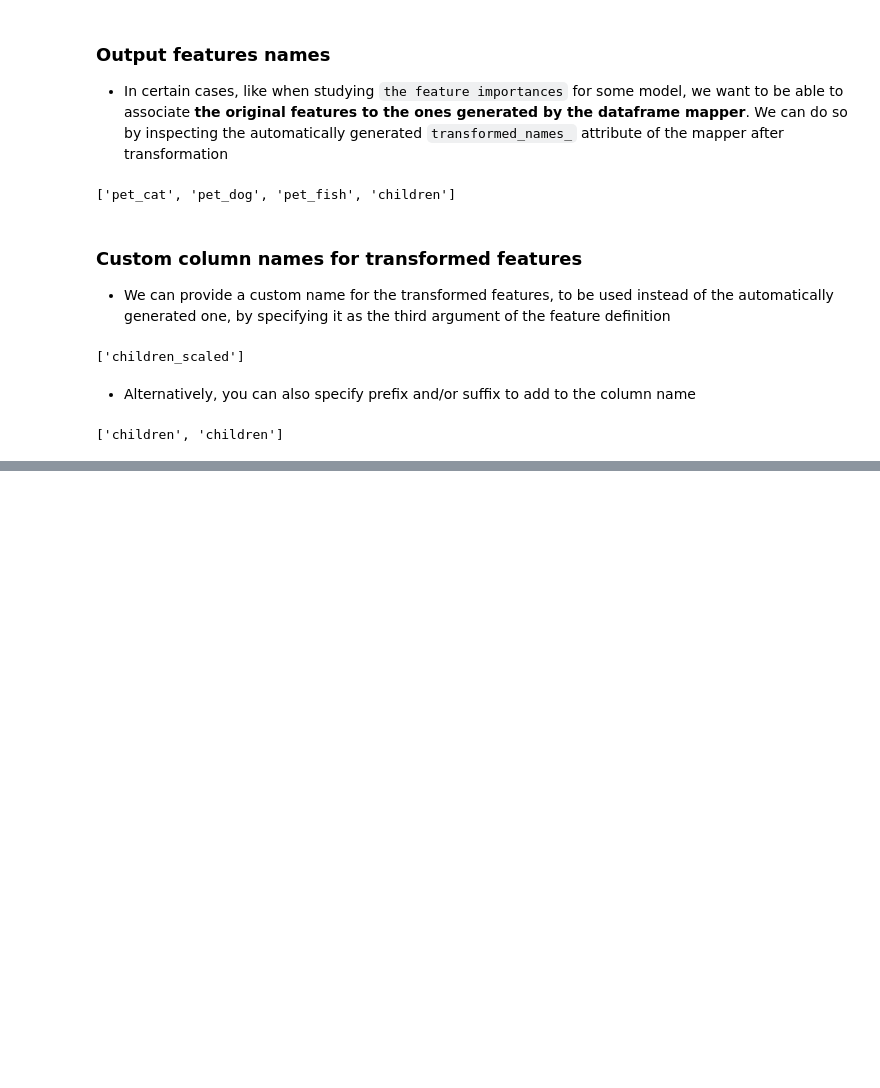
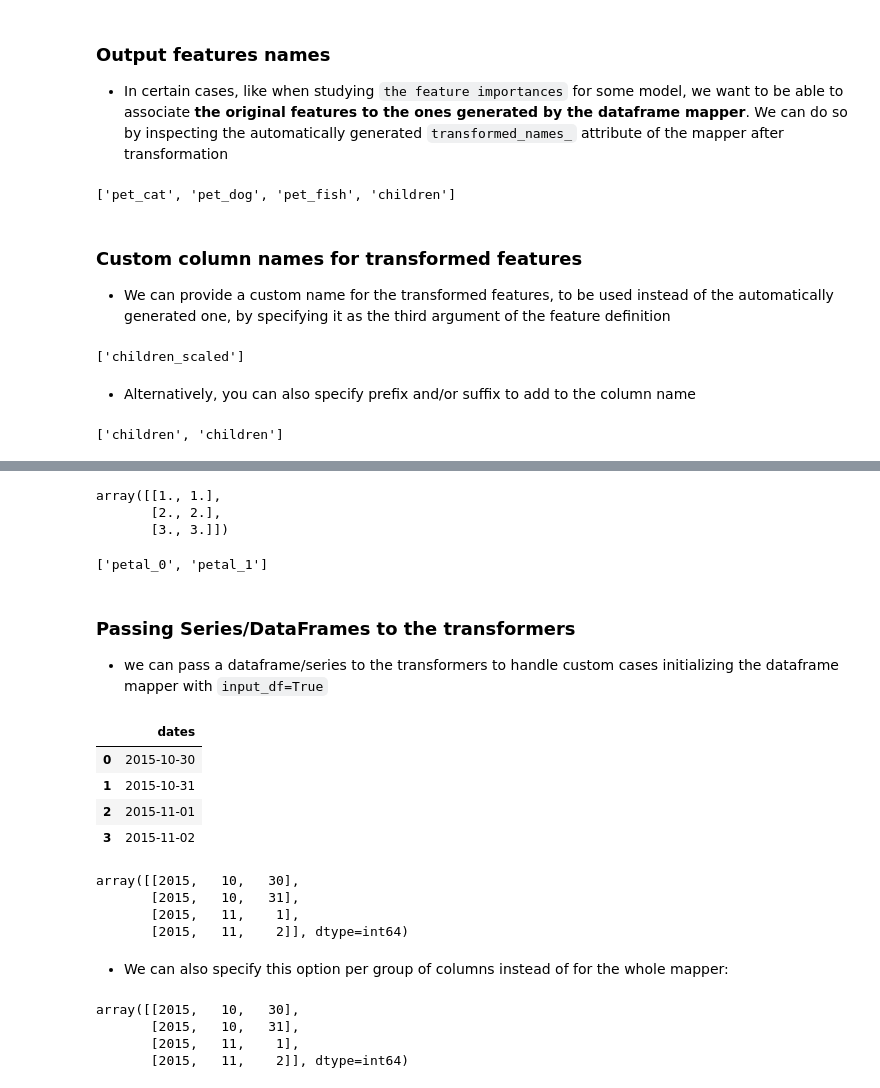
Before and after one commit to rd8312/Machine-Learning, a Jupyter notebook: ML/dataset_transformations/sklearn-pandas.ipynb, the cells around one changed output, grey strips where cells are left out. Saved outputs shown, nothing was run; the diff lists cells and outputs as text; code cells hidden in the pictures; blank space fills up the shorter version.

```diff
--- a/ML/dataset_transformations/sklearn-pandas.ipynb
+++ b/ML/dataset_transformations/sklearn-pandas.ipynb
@@ -142,0 +260,13 @@ mapper_alias.transformed_names_
+# %%
+t3.fit(df).transform(df)
+# %% [output]
+array([[1., 1.],
+       [2., 2.],
+       [3., 3.]])
+# %%
+t3.transformed_names_
+# %% [output]
+['petal_0', 'petal_1']
+# %% [markdown]
+### Passing Series/DataFrames to the transformers
+- we can pass a dataframe/series to the transformers to handle custom cases initializing the dataframe mapper with `input_df=True`
@@ -142,0 +283,9 @@ mapper_alias.transformed_names_
+# %%
+dates_df = pd.DataFrame({'dates': pd.date_range('2015-10-30', '2015-11-02')})
+dates_df
+# %% [output]
+|  | dates |
+| 0 | 2015-10-30 |
+| 1 | 2015-10-31 |
+| 2 | 2015-11-01 |
+| 3 | 2015-11-02 |
@@ -142,0 +297,9 @@ mapper_alias.transformed_names_
+# %%
+mapper_dates.fit_transform(dates_df)
+# %% [output]
+array([[2015,   10,   30],
+       [2015,   10,   31],
+       [2015,   11,    1],
+       [2015,   11,    2]], dtype=int64)
+# %% [markdown]
+- We can also specify this option per group of columns instead of for the whole mapper:
@@ -142,0 +309,7 @@ mapper_alias.transformed_names_
+# %%
+mapper_dates.fit_transform(dates_df)
+# %% [output]
+array([[2015,   10,   30],
+       [2015,   10,   31],
+       [2015,   11,    1],
+       [2015,   11,    2]], dtype=int64)
```
Also changed, not shown: parts of 51 cells of this notebook.
